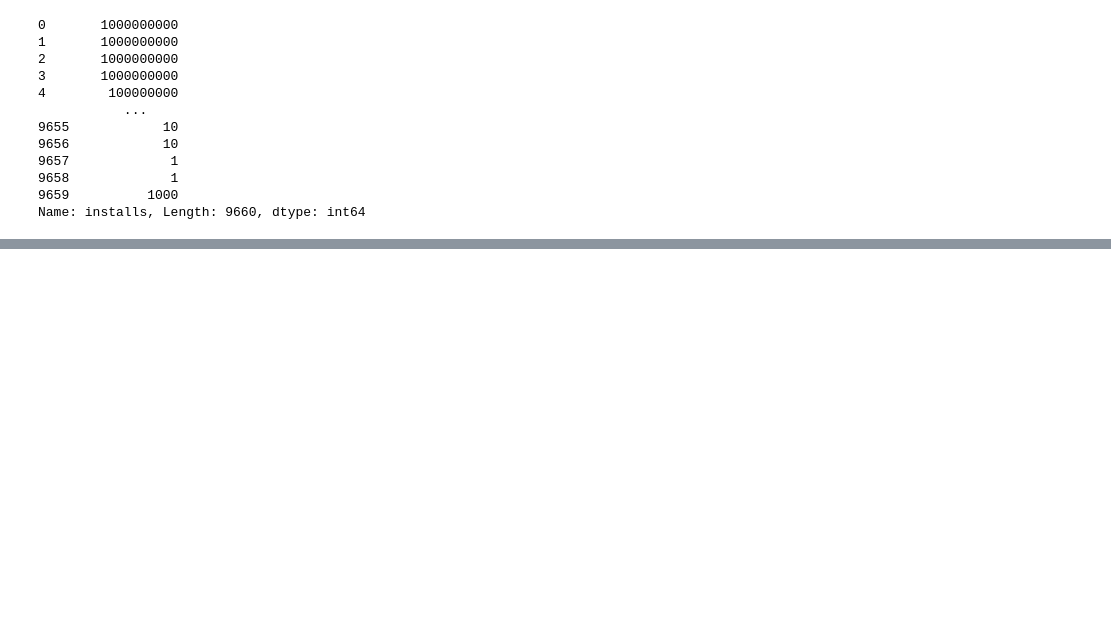
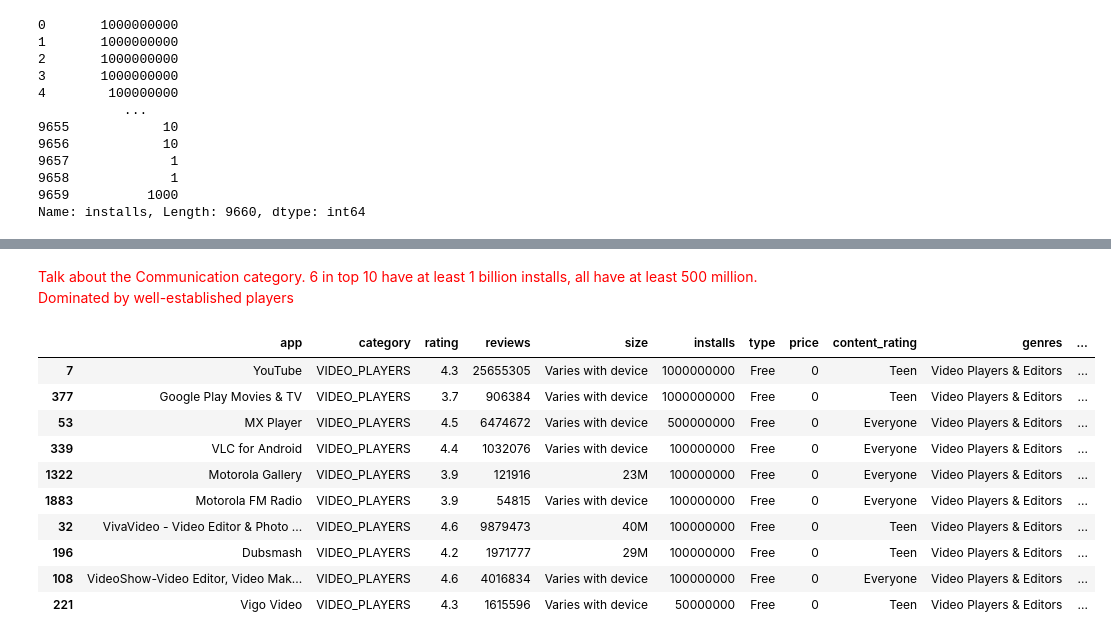
Before and after one commit to kstratto/DataQuest, a Jupyter notebook: Guided Project_ Profitable App Profiles for the App Store and Google Play Markets/DataQuest - Profitable App Profiles.ipynb, the cells around one changed output, grey strips where cells are left out. Drawn from its saved outputs; the diff is of its cells as text; code cells hidden in the pictures; blank space fills up the shorter version.

```diff
--- a/Guided Project_ Profitable App Profiles for the App Store and Google Play Markets/DataQuest - Profitable App Profiles.ipynb
+++ b/Guided Project_ Profitable App Profiles for the App Store and Google Play Markets/DataQuest - Profitable App Profiles.ipynb
@@ -429,0 +442,16 @@ android_apps.loc[android_english_free_mask, :].pivot_table(values = "installs",
+# %% [markdown]
+<font color="red">Talk about the Communication category. 6 in top 10 have at least 1 billion installs, all have at least 500 million. Dominated by well-established players</font>
+# %%
+android_apps.loc[android_english_free_mask & (android_apps["category"] == "VIDEO_PLAYERS")].sort_values(by = "installs", ascending = False).head(10)
+# %% [output]
+|  | app | category | rating | reviews | size | installs | type | price | content_rating | genres | ... |
+| 7 | YouTube | VIDEO_PLAYERS | 4.3 | 25655305 | Varies with device | 1000000000 | Free | 0 | Teen | Video Players & Editors | ... |
+| 377 | Google Play Movies & TV | VIDEO_PLAYERS | 3.7 | 906384 | Varies with device | 1000000000 | Free | 0 | Teen | Video Players & Editors | ... |
+| 53 | MX Player | VIDEO_PLAYERS | 4.5 | 6474672 | Varies with device | 500000000 | Free | 0 | Everyone | Video Players & Editors | ... |
+| 339 | VLC for Android | VIDEO_PLAYERS | 4.4 | 1032076 | Varies with device | 100000000 | Free | 0 | Everyone | Video Players & Editors | ... |
+| 1322 | Motorola Gallery | VIDEO_PLAYERS | 3.9 | 121916 | 23M | 100000000 | Free | 0 | Everyone | Video Players & Editors | ... |
+| 1883 | Motorola FM Radio | VIDEO_PLAYERS | 3.9 | 54815 | Varies with device | 100000000 | Free | 0 | Everyone | Video Players & Editors | ... |
+| 32 | VivaVideo - Video Editor & Photo ... | VIDEO_PLAYERS | 4.6 | 9879473 | 40M | 100000000 | Free | 0 | Teen | Video Players & Editors | ... |
+| 196 | Dubsmash | VIDEO_PLAYERS | 4.2 | 1971777 | 29M | 100000000 | Free | 0 | Teen | Video Players & Editors | ... |
+| 108 | VideoShow-Video Editor, Video Mak... | VIDEO_PLAYERS | 4.6 | 4016834 | Varies with device | 100000000 | Free | 0 | Everyone | Video Players & Editors | ... |
+| 221 | Vigo Video | VIDEO_PLAYERS | 4.3 | 1615596 | Varies with device | 50000000 | Free | 0 | Teen | Video Players & Editors | ... |
```
Also changed, not shown: parts of 19 cells of this notebook.
